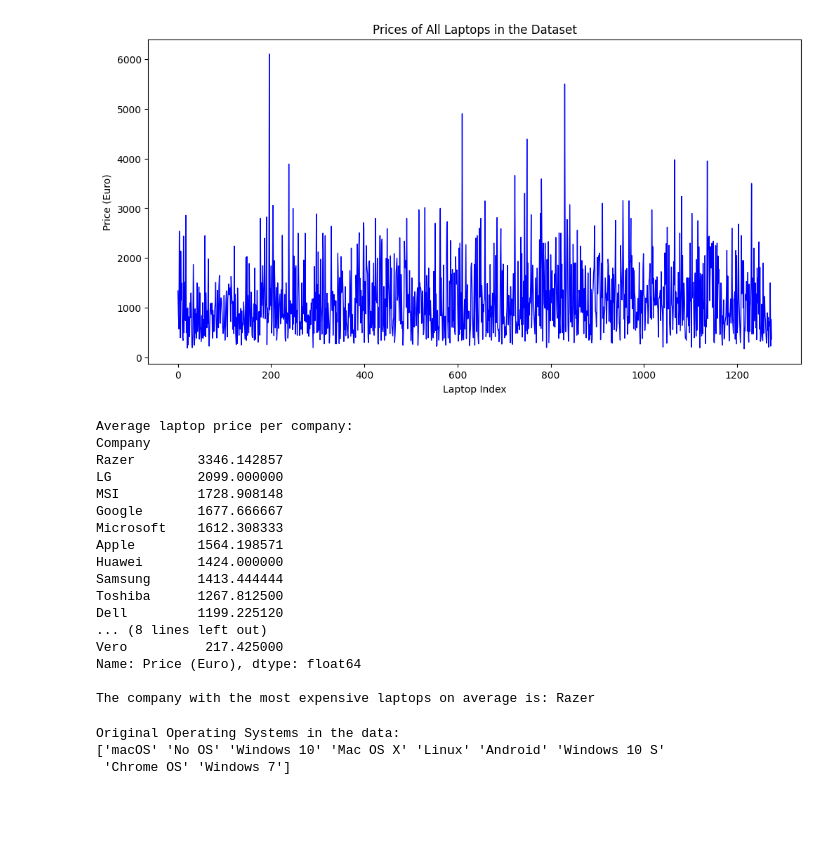
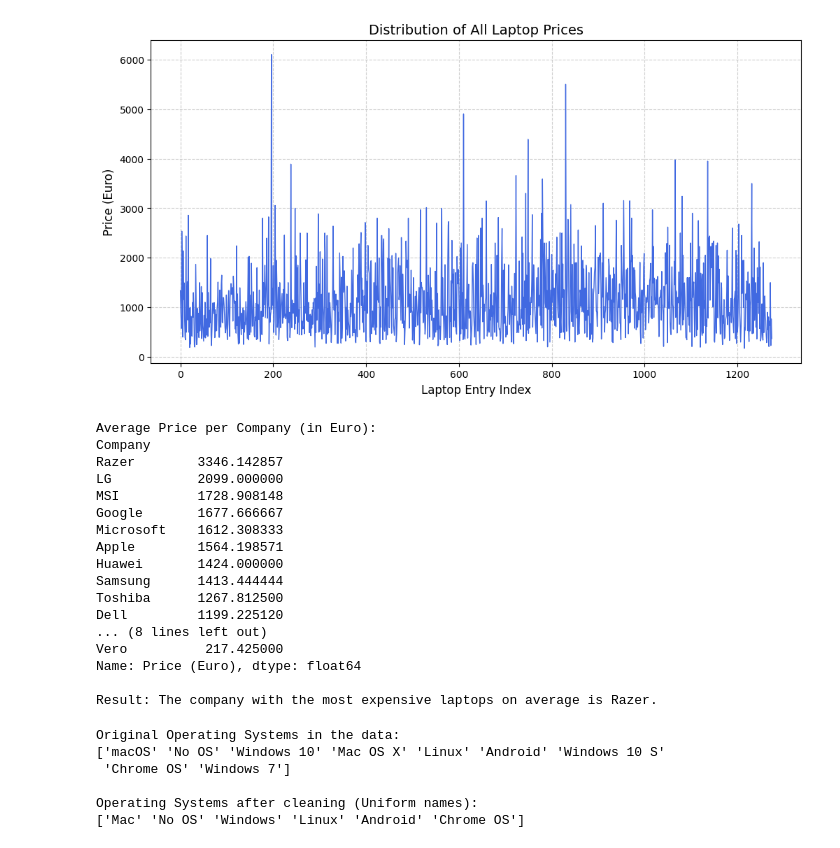
Before and after one commit to ronit1977/Laptop-Price-Analysis, a Jupyter notebook: Untitled-1.ipynb, the cells around one changed output. Saved outputs shown, nothing was run; the diff lists cells and outputs as text; code cells hidden in the pictures; blank space fills up the shorter version.

Commit message:
Final version with English documentation, units and bonus

```diff
--- a/Untitled-1.ipynb
+++ b/Untitled-1.ipynb
@@ -12,36 +21,28 @@ print("הנתונים נטענו והספריות מוכנות!")
 # %%
-# יצירת שטח לגרף בגודל נוח
+# Task: Plot the price of all the laptops
 plt.figure(figsize=(12, 6))
+plt.plot(df['Price (Euro)'], color='royalblue', linewidth=1)
 
-# ציור הגרף - ציר ה-X הוא פשוט המספר הסידורי של הלפטופ, וציר ה-Y הוא המחיר
-plt.plot(df['Price (Euro)'], color='blue', linewidth=1)
-
-# הוספת כותרות (חשוב מאוד לציון!)
-plt.title('Prices of All Laptops in the Dataset')
-plt.xlabel('Laptop Index') # מספר הלפטופ בטבלה
-plt.ylabel('Price (Euro)')
-
-# הצגת הגרף
+# Adhering to guidelines: Adding plot title, axes titles, and units
+plt.title('Distribution of All Laptop Prices', fontsize=14)
+plt.xlabel('Laptop Entry Index', fontsize=12)
+plt.ylabel('Price (Euro)', fontsize=12)
+plt.grid(True, linestyle='--', alpha=0.6)
 plt.show()
 # %% [output]
-[figure, old version]
+[figure, new version]
 # %%
-# 1. חישוב ממוצע לכל חברה
-# אנחנו אומרים: "קבץ לפי חברה, קח את עמודת המחיר, ותעשה ממוצע"
-avg_prices = df.groupby('Company')['Price (Euro)'].mean()
+# Task: Find average laptop price for each company and the most expensive one
+avg_price_per_company = df.groupby('Company')['Price (Euro)'].mean().sort_values(ascending=False)
 
-# 2. סידור התוצאות מהיקר לזול כדי שיהיה לנו נוח לקרוא
-avg_prices = avg_prices.sort_values(ascending=False)
+print("Average Price per Company (in Euro):")
+print(avg_price_per_company)
 
-# 3. הדפסת התוצאות
-print("Average laptop price per company:")
-print(avg_prices)
-
-# 4. מציאת החברה הכי יקרה (הראשונה ברשימה אחרי המיון)
-most_expensive = avg_prices.idxmax()
-print(f"\nThe company with the most expensive laptops on average is: {most_expensive}")
+# Identifying the company with the highest average price
+most_expensive = avg_price_per_company.idxmax()
+print(f"\nResult: The company with the most expensive laptops on average is {most_expensive}.")#
 # %% [output]
-Average laptop price per company:
+Average Price per Company (in Euro):
 Company
 Razer        3346.142857
 LG           2099.000000
@@ -57,13 +58,29 @@ Dell         1199.225120
 Vero          217.425000
 Name: Price (Euro), dtype: float64
 
-The company with the most expensive laptops on average is: Razer
+Result: The company with the most expensive laptops on average is Razer.
 # %%
-# הצגת כל הערכים הייחודיים בעמודה
+# Task: Find different types of Operating Systems and fix them to be uniform
 print("Original Operating Systems in the data:")
 print(df['OpSys'].unique())
+
+# Mapping similar systems to uniform names
+os_mapping = {
+    'Windows 10': 'Windows',
+    'Windows 7': 'Windows',
+    'Windows 10 S': 'Windows',
+    'macOS': 'Mac',
+    'Mac OS X': 'Mac'
+}
+df['OpSys'] = df['OpSys'].replace(os_mapping)
+
+print("\nOperating Systems after cleaning (Uniform names):")
+print(df['OpSys'].unique())
 # %% [output]
 Original Operating Systems in the data:
 ['macOS' 'No OS' 'Windows 10' 'Mac OS X' 'Linux' 'Android' 'Windows 10 S'
  'Chrome OS' 'Windows 7']
+
+Operating Systems after cleaning (Uniform names):
+['Mac' 'No OS' 'Windows' 'Linux' 'Android' 'Chrome OS']
 # %%
```
Also changed, not shown: parts of 9 cells of this notebook.
